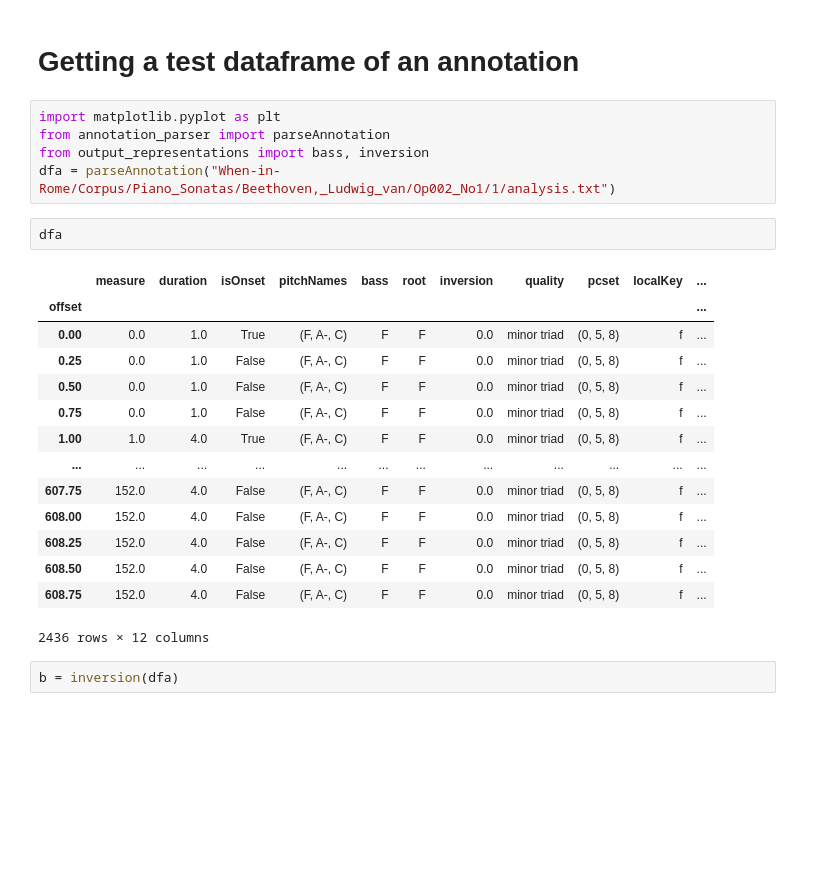
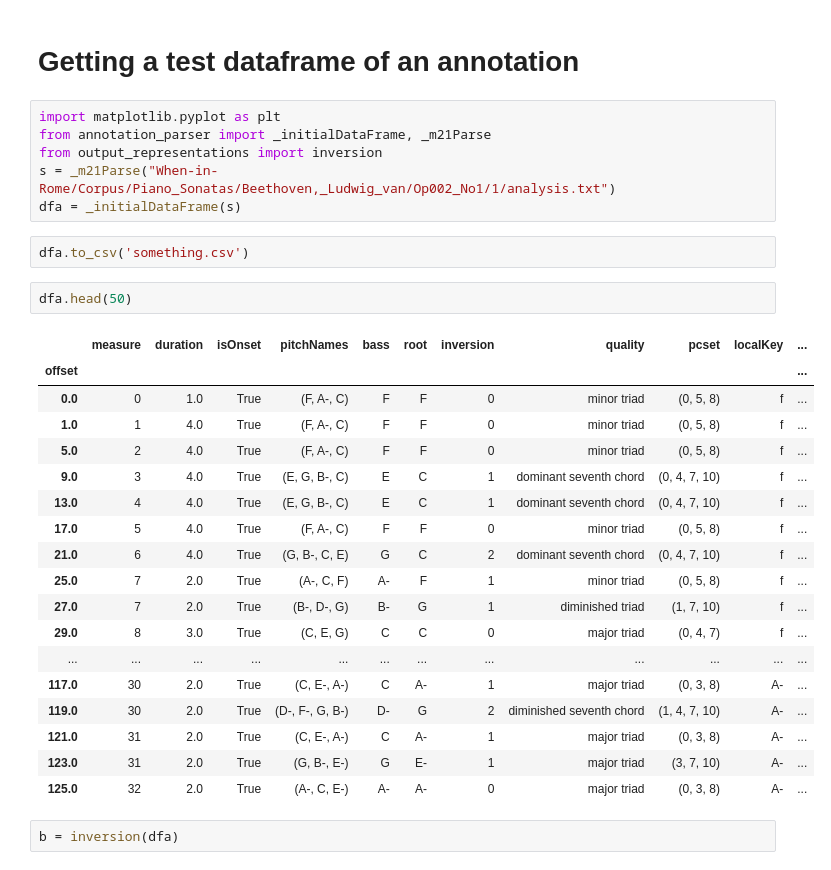
Before and after one commit to napulen/AugmentedNet, a Jupyter notebook: playground.ipynb, the cells around one changed output. Saved outputs shown, nothing was run; the diff lists cells and outputs as text; blank space fills up the shorter version.

```diff
--- a/playground.ipynb
+++ b/playground.ipynb
@@ -2,26 +2,33 @@
 # Getting a test dataframe of an annotation
 # %%
 import matplotlib.pyplot as plt
-from annotation_parser import parseAnnotation
-from output_representations import bass, inversion
-dfa = parseAnnotation("When-in-Rome/Corpus/Piano_Sonatas/Beethoven,_Ludwig_van/Op002_No1/1/analysis.txt")
+from annotation_parser import _initialDataFrame, _m21Parse
+from output_representations import inversion
+s = _m21Parse("When-in-Rome/Corpus/Piano_Sonatas/Beethoven,_Ludwig_van/Op002_No1/1/analysis.txt")
+dfa = _initialDataFrame(s)
+# %%
+dfa.to_csv('something.csv')
 # %%
-dfa
+dfa.head(50)
 # %% [output]
 |  | measure | duration | isOnset | pitchNames | bass | root | inversion | quality | pcset | localKey | ... |
 | offset |  |  |  |  |  |  |  |  |  |  | ... |
-| 0.00 | 0.0 | 1.0 | True | (F, A-, C) | F | F | 0.0 | minor triad | (0, 5, 8) | f | ... |
-| 0.25 | 0.0 | 1.0 | False | (F, A-, C) | F | F | 0.0 | minor triad | (0, 5, 8) | f | ... |
-| 0.50 | 0.0 | 1.0 | False | (F, A-, C) | F | F | 0.0 | minor triad | (0, 5, 8) | f | ... |
-| 0.75 | 0.0 | 1.0 | False | (F, A-, C) | F | F | 0.0 | minor triad | (0, 5, 8) | f | ... |
-| 1.00 | 1.0 | 4.0 | True | (F, A-, C) | F | F | 0.0 | minor triad | (0, 5, 8) | f | ... |
+| 0.0 | 0 | 1.0 | True | (F, A-, C) | F | F | 0 | minor triad | (0, 5, 8) | f | ... |
+| 1.0 | 1 | 4.0 | True | (F, A-, C) | F | F | 0 | minor triad | (0, 5, 8) | f | ... |
+| 5.0 | 2 | 4.0 | True | (F, A-, C) | F | F | 0 | minor triad | (0, 5, 8) | f | ... |
+| 9.0 | 3 | 4.0 | True | (E, G, B-, C) | E | C | 1 | dominant seventh chord | (0, 4, 7, 10) | f | ... |
+| 13.0 | 4 | 4.0 | True | (E, G, B-, C) | E | C | 1 | dominant seventh chord | (0, 4, 7, 10) | f | ... |
+| 17.0 | 5 | 4.0 | True | (F, A-, C) | F | F | 0 | minor triad | (0, 5, 8) | f | ... |
+| 21.0 | 6 | 4.0 | True | (G, B-, C, E) | G | C | 2 | dominant seventh chord | (0, 4, 7, 10) | f | ... |
+| 25.0 | 7 | 2.0 | True | (A-, C, F) | A- | F | 1 | minor triad | (0, 5, 8) | f | ... |
+| 27.0 | 7 | 2.0 | True | (B-, D-, G) | B- | G | 1 | diminished triad | (1, 7, 10) | f | ... |
+| 29.0 | 8 | 3.0 | True | (C, E, G) | C | C | 0 | major triad | (0, 4, 7) | f | ... |
 | ... | ... | ... | ... | ... | ... | ... | ... | ... | ... | ... | ... |
-| 607.75 | 152.0 | 4.0 | False | (F, A-, C) | F | F | 0.0 | minor triad | (0, 5, 8) | f | ... |
-| 608.00 | 152.0 | 4.0 | False | (F, A-, C) | F | F | 0.0 | minor triad | (0, 5, 8) | f | ... |
-| 608.25 | 152.0 | 4.0 | False | (F, A-, C) | F | F | 0.0 | minor triad | (0, 5, 8) | f | ... |
-| 608.50 | 152.0 | 4.0 | False | (F, A-, C) | F | F | 0.0 | minor triad | (0, 5, 8) | f | ... |
-| 608.75 | 152.0 | 4.0 | False | (F, A-, C) | F | F | 0.0 | minor triad | (0, 5, 8) | f | ... |
+| 117.0 | 30 | 2.0 | True | (C, E-, A-) | C | A- | 1 | major triad | (0, 3, 8) | A- | ... |
+| 119.0 | 30 | 2.0 | True | (D-, F-, G, B-) | D- | G | 2 | diminished seventh chord | (1, 4, 7, 10) | A- | ... |
+| 121.0 | 31 | 2.0 | True | (C, E-, A-) | C | A- | 1 | major triad | (0, 3, 8) | A- | ... |
+| 123.0 | 31 | 2.0 | True | (G, B-, E-) | G | E- | 1 | major triad | (3, 7, 10) | A- | ... |
+| 125.0 | 32 | 2.0 | True | (A-, C, E-) | A- | A- | 0 | major triad | (0, 3, 8) | A- | ... |
-2436 rows × 12 columns
 # %%
 b = inversion(dfa)
 # %%
```
Also changed, not shown: parts of 13 cells of this notebook.
